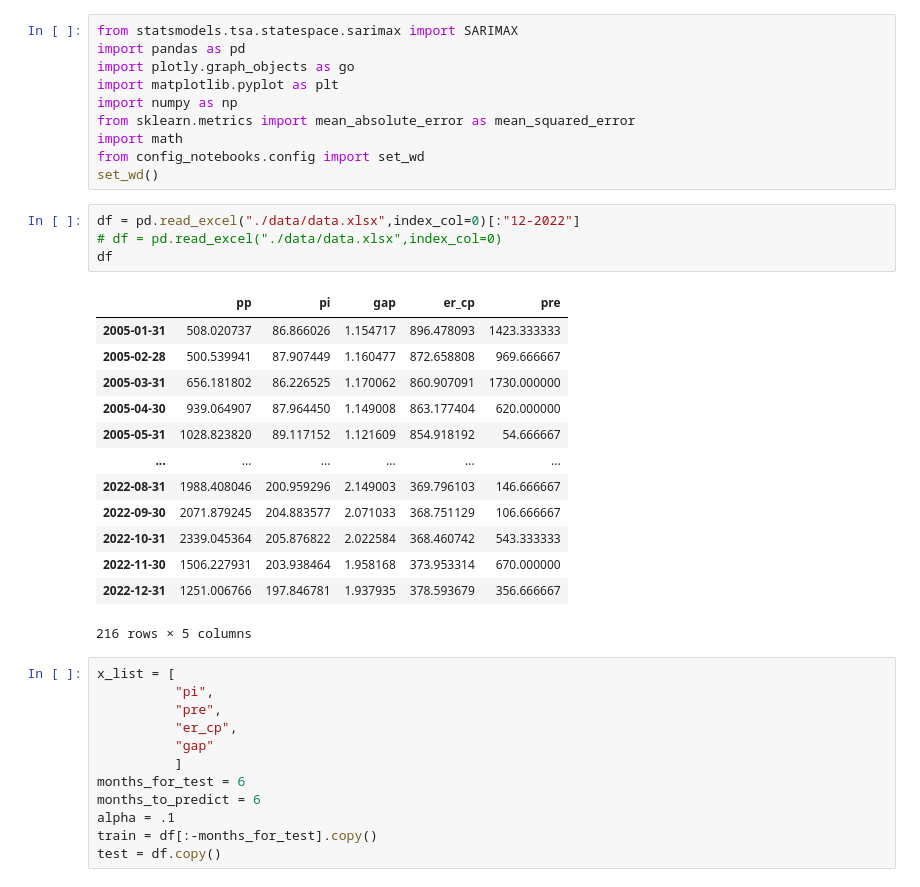
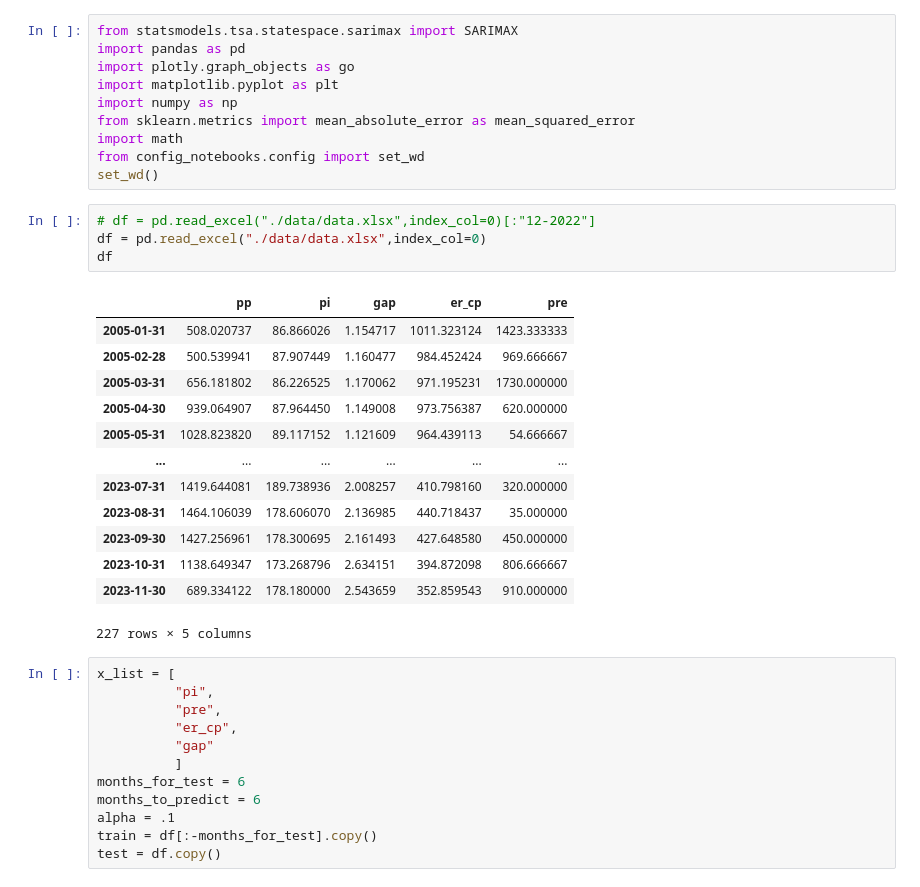
Before and after one commit to MartinBasualdo0/Prediction-Argentinian-primary-products-prediction, a Jupyter notebook: code/notebooks/sarimax.ipynb, the cells around one changed output. Drawn from its saved outputs; the diff is of its cells as text.

```diff
--- a/code/notebooks/sarimax.ipynb
+++ b/code/notebooks/sarimax.ipynb
@@ -9,23 +9,23 @@ import math
 from config_notebooks.config import set_wd
 set_wd()
 # %%
-df = pd.read_excel("./data/data.xlsx",index_col=0)[:"12-2022"]
-# df = pd.read_excel("./data/data.xlsx",index_col=0)
+# df = pd.read_excel("./data/data.xlsx",index_col=0)[:"12-2022"]
+df = pd.read_excel("./data/data.xlsx",index_col=0)
 df
 # %% [output]
 |  | pp | pi | gap | er_cp | pre |
-| 2005-01-31 | 508.020737 | 86.866026 | 1.154717 | 896.478093 | 1423.333333 |
-| 2005-02-28 | 500.539941 | 87.907449 | 1.160477 | 872.658808 | 969.666667 |
-| 2005-03-31 | 656.181802 | 86.226525 | 1.170062 | 860.907091 | 1730.000000 |
-| 2005-04-30 | 939.064907 | 87.964450 | 1.149008 | 863.177404 | 620.000000 |
-| 2005-05-31 | 1028.823820 | 89.117152 | 1.121609 | 854.918192 | 54.666667 |
+| 2005-01-31 | 508.020737 | 86.866026 | 1.154717 | 1011.323124 | 1423.333333 |
+| 2005-02-28 | 500.539941 | 87.907449 | 1.160477 | 984.452424 | 969.666667 |
+| 2005-03-31 | 656.181802 | 86.226525 | 1.170062 | 971.195231 | 1730.000000 |
+| 2005-04-30 | 939.064907 | 87.964450 | 1.149008 | 973.756387 | 620.000000 |
+| 2005-05-31 | 1028.823820 | 89.117152 | 1.121609 | 964.439113 | 54.666667 |
 | ... | ... | ... | ... | ... | ... |
-| 2022-08-31 | 1988.408046 | 200.959296 | 2.149003 | 369.796103 | 146.666667 |
-| 2022-09-30 | 2071.879245 | 204.883577 | 2.071033 | 368.751129 | 106.666667 |
-| 2022-10-31 | 2339.045364 | 205.876822 | 2.022584 | 368.460742 | 543.333333 |
-| 2022-11-30 | 1506.227931 | 203.938464 | 1.958168 | 373.953314 | 670.000000 |
-| 2022-12-31 | 1251.006766 | 197.846781 | 1.937935 | 378.593679 | 356.666667 |
+| 2023-07-31 | 1419.644081 | 189.738936 | 2.008257 | 410.798160 | 320.000000 |
+| 2023-08-31 | 1464.106039 | 178.606070 | 2.136985 | 440.718437 | 35.000000 |
+| 2023-09-30 | 1427.256961 | 178.300695 | 2.161493 | 427.648580 | 450.000000 |
+| 2023-10-31 | 1138.649347 | 173.268796 | 2.634151 | 394.872098 | 806.666667 |
+| 2023-11-30 | 689.334122 | 178.180000 | 2.543659 | 352.859543 | 910.000000 |
-216 rows × 5 columns
+227 rows × 5 columns
 # %%
 x_list = [
           "pi",
```
Also changed, not shown: parts of 3 cells of this notebook, 11 other files.
